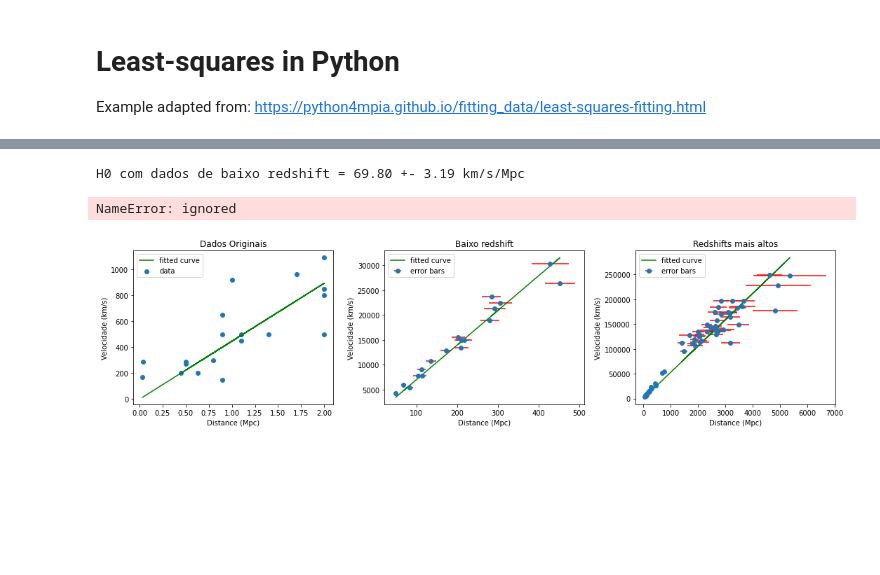
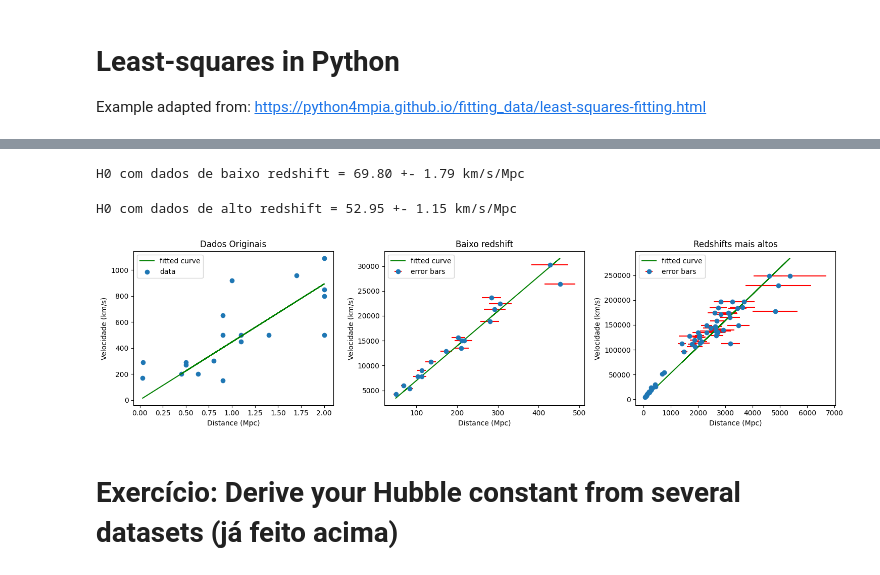
Before and after one commit to eduvaladao/aulas_bigdata_astro_CBPF, a Jupyter notebook: aula04_CBPF_hubbleConstant.ipynb, the cells around one changed output, grey strips where cells are left out. Drawn from its saved outputs; the diff is of its cells as text; code cells hidden in the pictures; blank space fills up the shorter version.

```diff
--- a/aula04_CBPF_hubbleConstant.ipynb
+++ b/aula04_CBPF_hubbleConstant.ipynb
@@ -145,39 +163,47 @@ H0 com dados originains = 446.47 +- 1439.00 km/s/Mpc
 # %%
 #model_low = LinearRegression(fit_intercept=False).fit(d_low.reshape(-1,1), z_low * light_speed)
-params_low, errors_low = optimization.curve_fit(linear, d_low, z_low * light_speed, x0)
-print('H0 com dados de baixo redshift = {:4.2f} +- {:4.2f} km/s/Mpc'.format(params_low[0], errors_low[0,0]))
+params_low, covariance_matrix_low = optimization.curve_fit(linear, d_low, z_low*light_speed, x0)
+# ver 'https://stackoverflow.com/questions/26058792/correct-fitting-with-scipy-curve-fit-including-errors-in-x'.
+print('H0 com dados de baixo redshift = {:4.2f} +- {:4.2f} km/s/Mpc'.format(params_low[0], np.sqrt(covariance_matrix_low[0,0])))
 # %% [output]
-H0 com dados de baixo redshift = 69.80 +- 3.19 km/s/Mpc
+H0 com dados de baixo redshift = 69.80 +- 1.79 km/s/Mpc
 # %%
 #model_all = LinearRegression(fit_intercept=False).fit(d_all.reshape(-1,1), z_all * light_speed)
 #print('H0 com dados todos os redshift = {:4.2f} km/s/Mpc'.format(model_all.coef_[0]))
-params_all, errors_all = optimization.curve_fit(linear, d_all, z_all * light_speed, x0)
-print('H0 com dados de alto redshift = {:4.2f} +- {:4.2f} km/s/Mpc'.format(params_all[0], errors_all[0,0]))
+params_all, covariance_matrix_all = optimization.curve_fit(linear, d_all, z_all*light_speed, x0)
+print('H0 com dados de alto redshift = {:4.2f} +- {:4.2f} km/s/Mpc'.format(params_all[0], np.sqrt(covariance_matrix_all[0,0])))
 # %% [output]
-NameError: ignored
+H0 com dados de alto redshift = 52.95 +- 1.15 km/s/Mpc
 # %%
-f, ax = plt.subplots(nrows=1, ncols=3, figsize=[15,4])
-ax[0].scatter(d_hubble_good,v_hubble_good, label="data") # Error bars. Circles at points.  No line
-ax[0].set_ylabel('Velocidade (km/s)')                   # Axis title and overall title
-ax[0].set_xlabel('Distance (Mpc)')
-ax[0].set_title('Dados Originais')
-ax[0].plot(d_hubble_good,params_original[0]*d_hubble_good, color='green', label="fitted curve")     # Overplot a theory curve
-ax[0].legend(loc='upper left')
+plt.style.use('default')
+fig, axes = plt.subplots(nrows=1, ncols=3, figsize=[15,4])
 
-ax[1].errorbar(d_low,z_low*light_speed,xerr=derr_low,ecolor='r', fmt='o', label="error bars") # Error bars. Circles at points.  No line
-ax[1].set_ylabel('Velocidade (km/s)')                   # Axis title and overall title
-ax[1].set_xlabel('Distance (Mpc)')
-ax[1].set_title('Baixo redshift')
-ax[1].plot(d_low,params_low[0]*d_low, color='green', label="fitted curve")     # Overplot a theory curve
-ax[1].legend(loc='upper left')
 
-ax[2].errorbar(d_all,z_all*light_speed,xerr=derr_all,ecolor='r', fmt='o', label="error bars") # Error bars. Circles at points.  No line
-ax[2].set_ylabel('Velocidade (km/s)')                   # Axis title and overall title
-ax[2].set_xlabel('Distance (Mpc)')
-ax[2].set_title('Redshifts mais altos')
-ax[2].plot(d_all,params_all[0]*d_all, color='green', label="fitted curve")     # Overplot a theory curve
-ax[2].legend(loc='upper left')
+axes[0].scatter(d_hubble_good, v_hubble_good, label="data")  # Error bars. Circles at points. No line.
+axes[0].set_ylabel('Velocidade (km/s)')                      # Axis title and overall title.
+axes[0].set_xlabel('Distance (Mpc)')
+axes[0].set_title('Dados Originais')
+axes[0].plot(d_hubble_good, params_original[0]*d_hubble_good, color='green', label="fitted curve") # Overplot a theory curve.
+axes[0].legend(loc='upper left')
+
+axes[1].errorbar(d_low, z_low*light_speed, xerr=derr_low, ecolor='r', fmt='o', label="error bars") # Error bars. Circles at points. No line.
+axes[1].set_ylabel('Velocidade (km/s)')                                                            # Axis title and overall title.
+axes[1].set_xlabel('Distance (Mpc)')
+axes[1].set_title('Baixo redshift')
+axes[1].plot(d_low, params_low[0]*d_low, color='green', label="fitted curve")  # Overplot a theory curve.
+axes[1].legend(loc='upper left')
+
+axes[2].errorbar(d_all, z_all*light_speed, xerr=derr_all, ecolor='r', fmt='o', label="error bars") # Error bars. Circles at points. No line.
+axes[2].set_ylabel('Velocidade (km/s)')                                                            # Axis title and overall title.
+axes[2].set_xlabel('Distance (Mpc)')
+axes[2].set_title('Redshifts mais altos')
+axes[2].plot(d_all, params_all[0]*d_all, color='green', label="fitted curve")  # Overplot a theory curve.
+axes[2].legend(loc='upper left')
+
 plt.tight_layout()
-plt.show()
+#plt.show()
+plt.savefig('/content/drive/MyDrive/Hubble_fittingplots.png')
 # %% [output]
-[figure, old version]
+[figure, new version]
+# %% [markdown]
+# Exercício: Derive your Hubble constant from several datasets (já feito acima)
```
Also changed, not shown: parts of 13 cells of this notebook.
